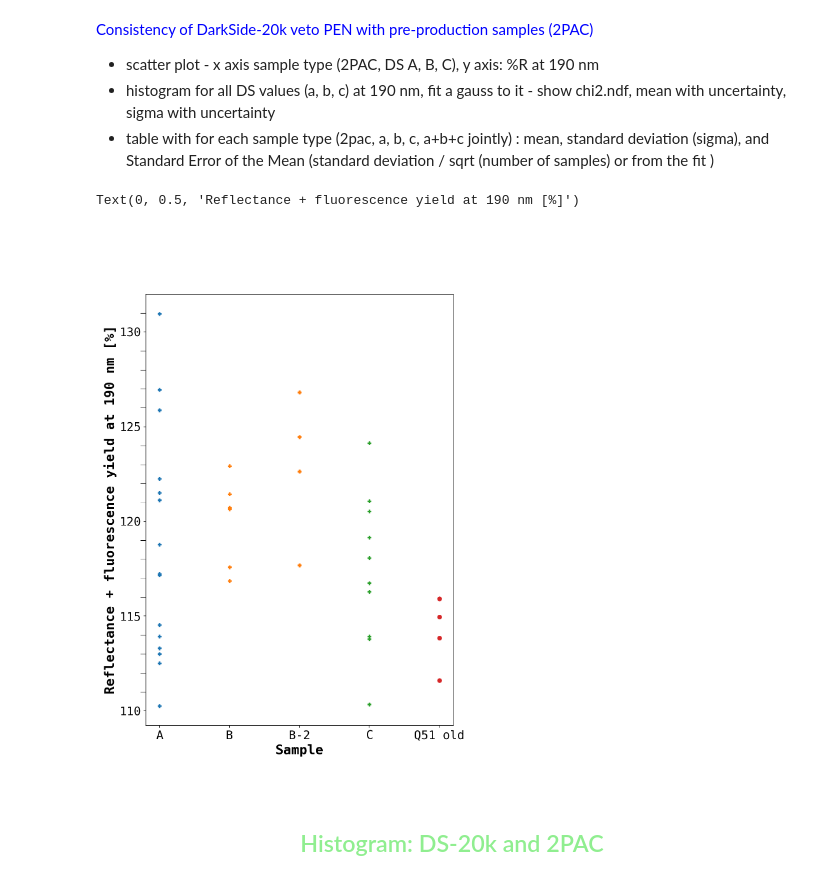
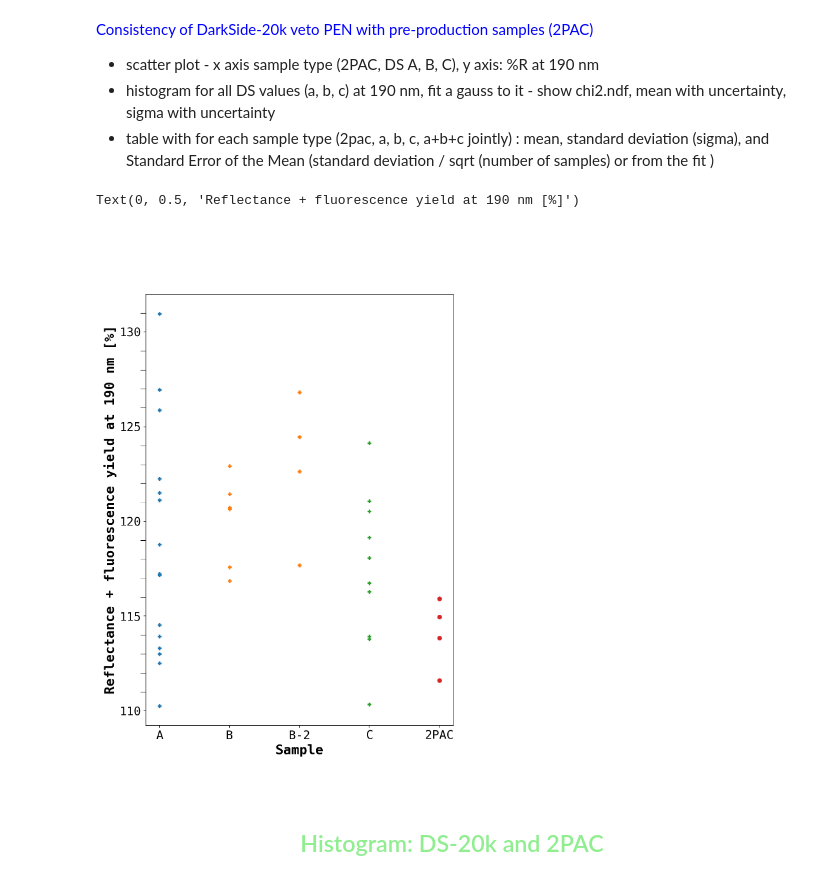
Before and after one commit to sarthchoudhary/ArGCAT, a Jupyter notebook: notebooks/plot_spectrophotometry.ipynb, the cells around one changed output. Saved outputs shown, nothing was run; the diff lists cells and outputs as text; code cells hidden in the pictures.

```diff
--- a/notebooks/plot_spectrophotometry.ipynb
+++ b/notebooks/plot_spectrophotometry.ipynb
@@ -243,35 +243,35 @@ datafile_path_ls = glob(path.join(data_dir, filename_pattern))
 # filename_pattern = 'pen_teonex_Q51_old_*.txt'
 # datafile_path_ls = glob(path.join(data_dir, filename_pattern))
 
 # for index_e, datafile_path in enumerate(datafile_path_ls):
 #     datafile = pd.read_csv(datafile_path, delimiter="\t", decimal=",", skiprows=[0,1], names=['wavelength', 'R'])
 #     ax3[0].scatter(index_d + index_e+1, (datafile['R'][datafile['wavelength']==190]), marker='o', label='Old')
 
 # ax3[0].set_xlabel('index', fontsize=20)
 # ax3[0].set_ylabel('Reflection + Fluorescence at 190 nm[%]', fontsize=20)
 # # ax3[0].legend()
 filename_pattern_ls = ['pen_argset_A*.txt', 'pen_argset_B*.txt', 'pen_argset_otherB_*.txt', 'pen_argset_C*.txt', 'pen_teonex_Q51_old_*.txt']
 # cntr = 0
 colour_ls = ['C0', 'C1', 'C1', 'C2', 'C3']
 marker_ls = ['+', '+', '+', '+','o']
-label_ls = ['A', 'B', 'B-2', 'C', 'Q51 old']
+label_ls = ['A', 'B', 'B-2', 'C', '2PAC']
 
 for index_file, filename_pattern in enumerate(filename_pattern_ls):
     PEN_R190_ls = []
     datafile_path_ls = glob(path.join(data_dir, filename_pattern))
     for index_d, datafile_path in enumerate(datafile_path_ls):
         datafile = pd.read_csv(datafile_path, delimiter="\t", decimal=",", skiprows=[0,1], names=['wavelength', 'R'])
         PEN_R190_ls.append(datafile['R'][datafile['wavelength']==190])
         # ax3[1].scatter(cntr, (datafile['R'][datafile['wavelength']==190]), marker=marker_ls[index_file], color=colour_ls[index_file])
         ax3.scatter(label_ls[index_file], (datafile['R'][datafile['wavelength']==190].iloc[0]), marker=marker_ls[index_file], color=colour_ls[index_file])
         # cntr += 1
     # ax3[1].scatter(np.arange(len(PEN_R190_ls))+ index_file+1, PEN_R190_ls, marker=marker_ls[index_file], color=colour_ls[index_file], label=filename_pattern.split(sep='*')[0])
 # ax3[1].legend()
 ax3.set_xlabel('Sample', fontsize=20)
 ax3.set_ylabel('Reflectance + fluorescence yield at 190 nm [%]', fontsize=20)
 # %% [output]
 Text(0, 0.5, 'Reflectance + fluorescence yield at 190 nm [%]')
-[figure, old version]
+[figure, new version]
 # %%
 # fig3.savefig('../scatter_reflectance_at_190nm.png')
 # %%
```
Also changed, not shown: parts of 21 cells of this notebook.
